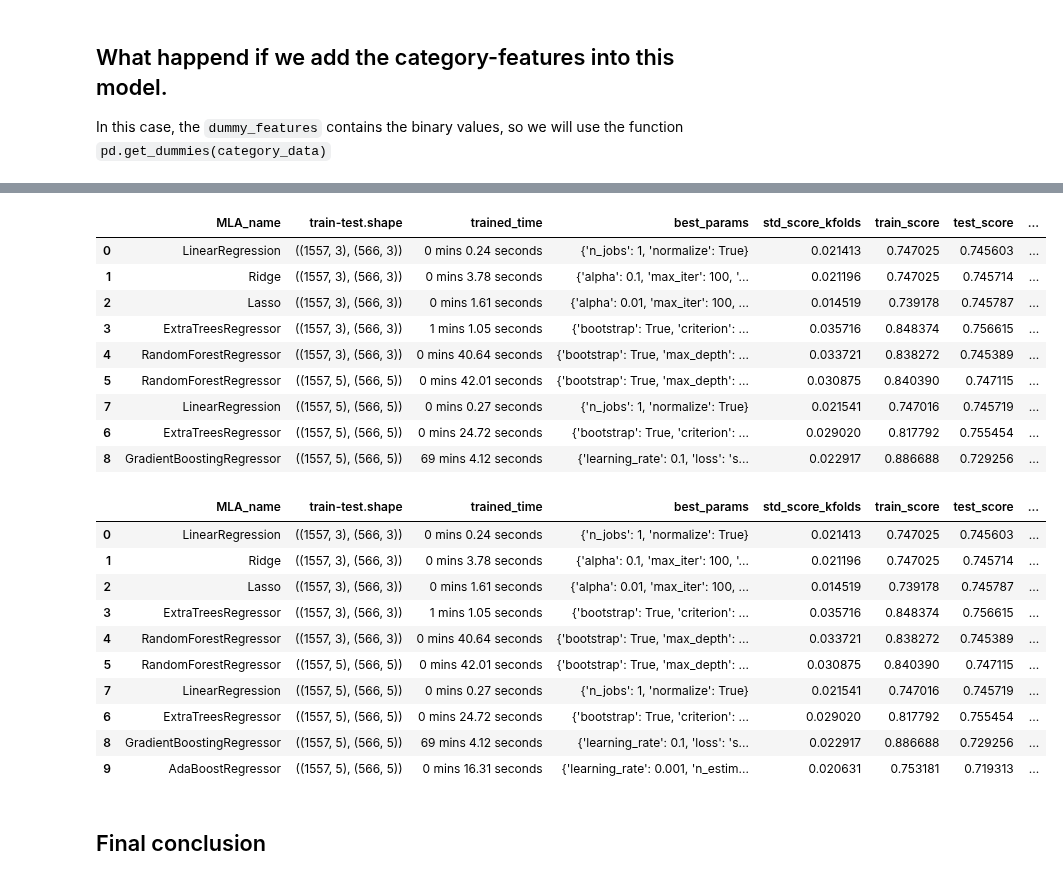
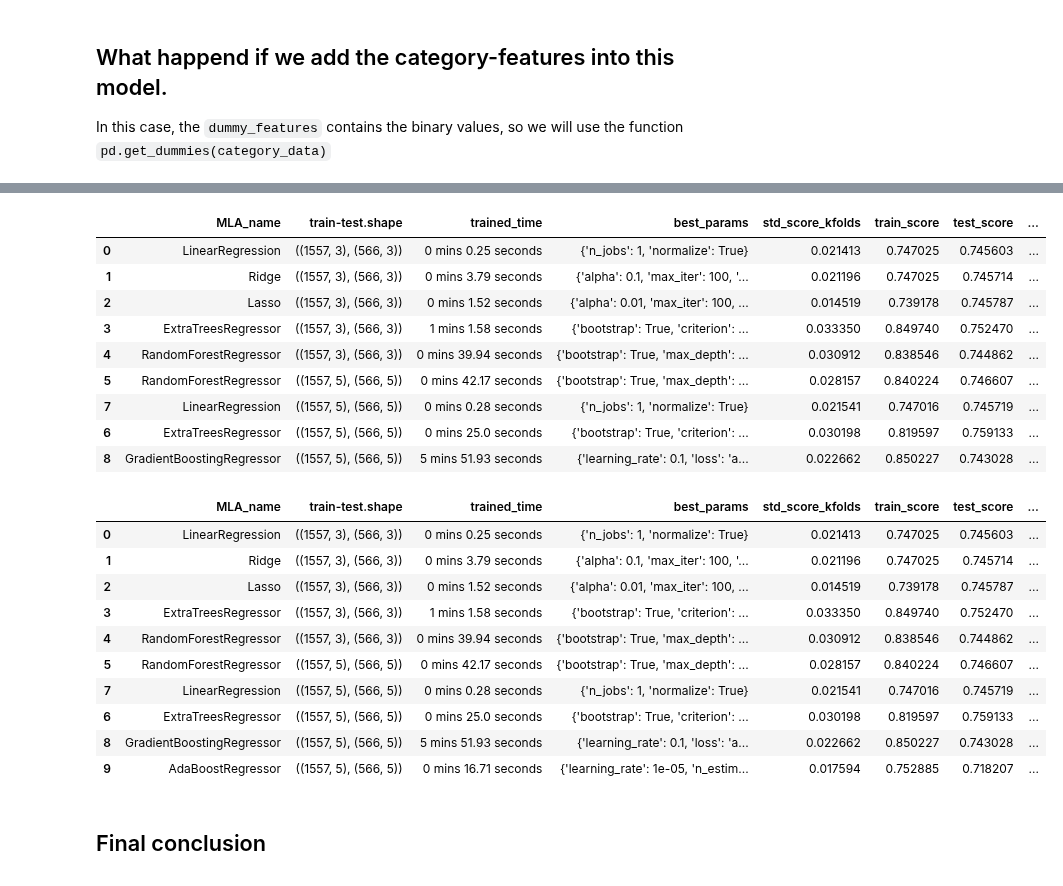
Before and after one commit to NhanDoV/Lectures_notes-teaching-in-VN-, a Jupyter notebook: US-Embassy_DS-course/Class 1/Class_1.ipynb, the cells around one changed output, grey strips where cells are left out. Saved outputs shown, nothing was run; the diff lists cells and outputs as text; code cells hidden in the pictures.

```diff
--- a/US-Embassy_DS-course/Class 1/Class_1.ipynb
+++ b/US-Embassy_DS-course/Class 1/Class_1.ipynb
@@ -321,23 +373,23 @@ MLA_df
 # %%
 params = {'n_estimators': [100, 150, 200],
-          'loss': ['squared_error', 'absolute_error', 'huber', 'quantile'],
-          'learning_rate': [0.1, 1e-3, 1e-5],
-          'max_depth': [5, 10, 15]
+          'loss': ['squared_error', 'absolute_error'],
+          'learning_rate': [0.1, 1e-3],
+          'max_depth': [8, 15]
          }
 MLA_df.loc[8] = dvn.Grid_search_values(xtrain, y_train, xtest, y_test,
                                        GradientBoostingRegressor(), params, kfold_cv)
 MLA_df
 # %% [output]
 |  | MLA_name | train-test.shape | trained_time | best_params | std_score_kfolds | train_score | test_score | ... |
-| 0 | LinearRegression | ((1557, 3), (566, 3)) | 0 mins 0.24 seconds | {'n_jobs': 1, 'normalize': True} | 0.021413 | 0.747025 | 0.745603 | ... |
-| 1 | Ridge | ((1557, 3), (566, 3)) | 0 mins 3.78 seconds | {'alpha': 0.1, 'max_iter': 100, '... | 0.021196 | 0.747025 | 0.745714 | ... |
-| 2 | Lasso | ((1557, 3), (566, 3)) | 0 mins 1.61 seconds | {'alpha': 0.01, 'max_iter': 100, ... | 0.014519 | 0.739178 | 0.745787 | ... |
-| 3 | ExtraTreesRegressor | ((1557, 3), (566, 3)) | 1 mins 1.05 seconds | {'bootstrap': True, 'criterion': ... | 0.035716 | 0.848374 | 0.756615 | ... |
-| 4 | RandomForestRegressor | ((1557, 3), (566, 3)) | 0 mins 40.64 seconds | {'bootstrap': True, 'max_depth': ... | 0.033721 | 0.838272 | 0.745389 | ... |
-| 5 | RandomForestRegressor | ((1557, 5), (566, 5)) | 0 mins 42.01 seconds | {'bootstrap': True, 'max_depth': ... | 0.030875 | 0.840390 | 0.747115 | ... |
-| 7 | LinearRegression | ((1557, 5), (566, 5)) | 0 mins 0.27 seconds | {'n_jobs': 1, 'normalize': True} | 0.021541 | 0.747016 | 0.745719 | ... |
-| 6 | ExtraTreesRegressor | ((1557, 5), (566, 5)) | 0 mins 24.72 seconds | {'bootstrap': True, 'criterion': ... | 0.029020 | 0.817792 | 0.755454 | ... |
-| 8 | GradientBoostingRegressor | ((1557, 5), (566, 5)) | 69 mins 4.12 seconds | {'learning_rate': 0.1, 'loss': 's... | 0.022917 | 0.886688 | 0.729256 | ... |
+| 0 | LinearRegression | ((1557, 3), (566, 3)) | 0 mins 0.25 seconds | {'n_jobs': 1, 'normalize': True} | 0.021413 | 0.747025 | 0.745603 | ... |
+| 1 | Ridge | ((1557, 3), (566, 3)) | 0 mins 3.79 seconds | {'alpha': 0.1, 'max_iter': 100, '... | 0.021196 | 0.747025 | 0.745714 | ... |
+| 2 | Lasso | ((1557, 3), (566, 3)) | 0 mins 1.52 seconds | {'alpha': 0.01, 'max_iter': 100, ... | 0.014519 | 0.739178 | 0.745787 | ... |
+| 3 | ExtraTreesRegressor | ((1557, 3), (566, 3)) | 1 mins 1.58 seconds | {'bootstrap': True, 'criterion': ... | 0.033350 | 0.849740 | 0.752470 | ... |
+| 4 | RandomForestRegressor | ((1557, 3), (566, 3)) | 0 mins 39.94 seconds | {'bootstrap': True, 'max_depth': ... | 0.030912 | 0.838546 | 0.744862 | ... |
+| 5 | RandomForestRegressor | ((1557, 5), (566, 5)) | 0 mins 42.17 seconds | {'bootstrap': True, 'max_depth': ... | 0.028157 | 0.840224 | 0.746607 | ... |
+| 7 | LinearRegression | ((1557, 5), (566, 5)) | 0 mins 0.28 seconds | {'n_jobs': 1, 'normalize': True} | 0.021541 | 0.747016 | 0.745719 | ... |
+| 6 | ExtraTreesRegressor | ((1557, 5), (566, 5)) | 0 mins 25.0 seconds | {'bootstrap': True, 'criterion': ... | 0.030198 | 0.819597 | 0.759133 | ... |
+| 8 | GradientBoostingRegressor | ((1557, 5), (566, 5)) | 5 mins 51.93 seconds | {'learning_rate': 0.1, 'loss': 'a... | 0.022662 | 0.850227 | 0.743028 | ... |
 # %%
 params = {'n_estimators': [100, 150, 200],
           'learning_rate': [0.1, 1e-3, 1e-5]
@@ -347,16 +399,16 @@ MLA_df.loc[9] = dvn.Grid_search_values(xtrain, y_train, xtest, y_test,
 MLA_df
 # %% [output]
 |  | MLA_name | train-test.shape | trained_time | best_params | std_score_kfolds | train_score | test_score | ... |
-| 0 | LinearRegression | ((1557, 3), (566, 3)) | 0 mins 0.24 seconds | {'n_jobs': 1, 'normalize': True} | 0.021413 | 0.747025 | 0.745603 | ... |
-| 1 | Ridge | ((1557, 3), (566, 3)) | 0 mins 3.78 seconds | {'alpha': 0.1, 'max_iter': 100, '... | 0.021196 | 0.747025 | 0.745714 | ... |
-| 2 | Lasso | ((1557, 3), (566, 3)) | 0 mins 1.61 seconds | {'alpha': 0.01, 'max_iter': 100, ... | 0.014519 | 0.739178 | 0.745787 | ... |
-| 3 | ExtraTreesRegressor | ((1557, 3), (566, 3)) | 1 mins 1.05 seconds | {'bootstrap': True, 'criterion': ... | 0.035716 | 0.848374 | 0.756615 | ... |
-| 4 | RandomForestRegressor | ((1557, 3), (566, 3)) | 0 mins 40.64 seconds | {'bootstrap': True, 'max_depth': ... | 0.033721 | 0.838272 | 0.745389 | ... |
-| 5 | RandomForestRegressor | ((1557, 5), (566, 5)) | 0 mins 42.01 seconds | {'bootstrap': True, 'max_depth': ... | 0.030875 | 0.840390 | 0.747115 | ... |
-| 7 | LinearRegression | ((1557, 5), (566, 5)) | 0 mins 0.27 seconds | {'n_jobs': 1, 'normalize': True} | 0.021541 | 0.747016 | 0.745719 | ... |
-| 6 | ExtraTreesRegressor | ((1557, 5), (566, 5)) | 0 mins 24.72 seconds | {'bootstrap': True, 'criterion': ... | 0.029020 | 0.817792 | 0.755454 | ... |
-| 8 | GradientBoostingRegressor | ((1557, 5), (566, 5)) | 69 mins 4.12 seconds | {'learning_rate': 0.1, 'loss': 's... | 0.022917 | 0.886688 | 0.729256 | ... |
-| 9 | AdaBoostRegressor | ((1557, 5), (566, 5)) | 0 mins 16.31 seconds | {'learning_rate': 0.001, 'n_estim... | 0.020631 | 0.753181 | 0.719313 | ... |
+| 0 | LinearRegression | ((1557, 3), (566, 3)) | 0 mins 0.25 seconds | {'n_jobs': 1, 'normalize': True} | 0.021413 | 0.747025 | 0.745603 | ... |
+| 1 | Ridge | ((1557, 3), (566, 3)) | 0 mins 3.79 seconds | {'alpha': 0.1, 'max_iter': 100, '... | 0.021196 | 0.747025 | 0.745714 | ... |
+| 2 | Lasso | ((1557, 3), (566, 3)) | 0 mins 1.52 seconds | {'alpha': 0.01, 'max_iter': 100, ... | 0.014519 | 0.739178 | 0.745787 | ... |
+| 3 | ExtraTreesRegressor | ((1557, 3), (566, 3)) | 1 mins 1.58 seconds | {'bootstrap': True, 'criterion': ... | 0.033350 | 0.849740 | 0.752470 | ... |
+| 4 | RandomForestRegressor | ((1557, 3), (566, 3)) | 0 mins 39.94 seconds | {'bootstrap': True, 'max_depth': ... | 0.030912 | 0.838546 | 0.744862 | ... |
+| 5 | RandomForestRegressor | ((1557, 5), (566, 5)) | 0 mins 42.17 seconds | {'bootstrap': True, 'max_depth': ... | 0.028157 | 0.840224 | 0.746607 | ... |
+| 7 | LinearRegression | ((1557, 5), (566, 5)) | 0 mins 0.28 seconds | {'n_jobs': 1, 'normalize': True} | 0.021541 | 0.747016 | 0.745719 | ... |
+| 6 | ExtraTreesRegressor | ((1557, 5), (566, 5)) | 0 mins 25.0 seconds | {'bootstrap': True, 'criterion': ... | 0.030198 | 0.819597 | 0.759133 | ... |
+| 8 | GradientBoostingRegressor | ((1557, 5), (566, 5)) | 5 mins 51.93 seconds | {'learning_rate': 0.1, 'loss': 'a... | 0.022662 | 0.850227 | 0.743028 | ... |
+| 9 | AdaBoostRegressor | ((1557, 5), (566, 5)) | 0 mins 16.71 seconds | {'learning_rate': 1e-05, 'n_estim... | 0.017594 | 0.752885 | 0.718207 | ... |
 # %% [markdown]
 ## Final conclusion
 
```
Also changed, not shown: parts of 22 cells of this notebook.
